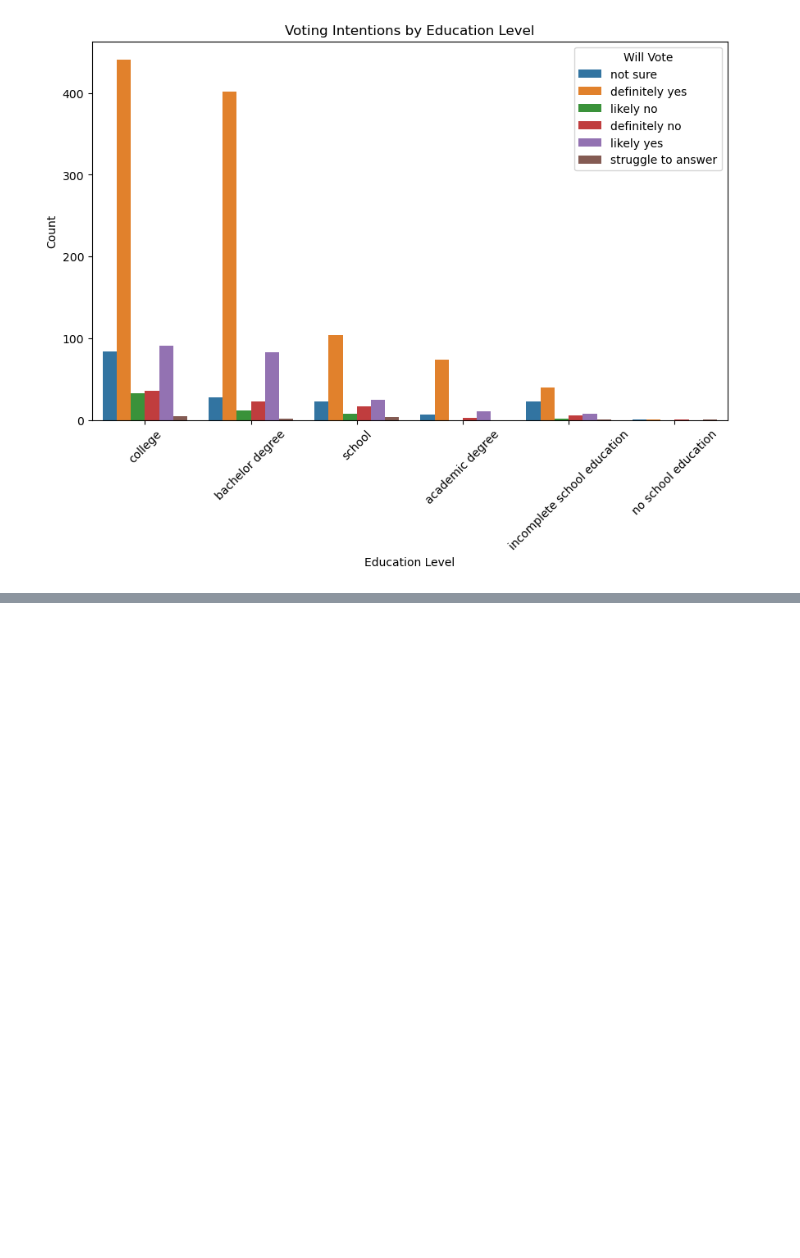
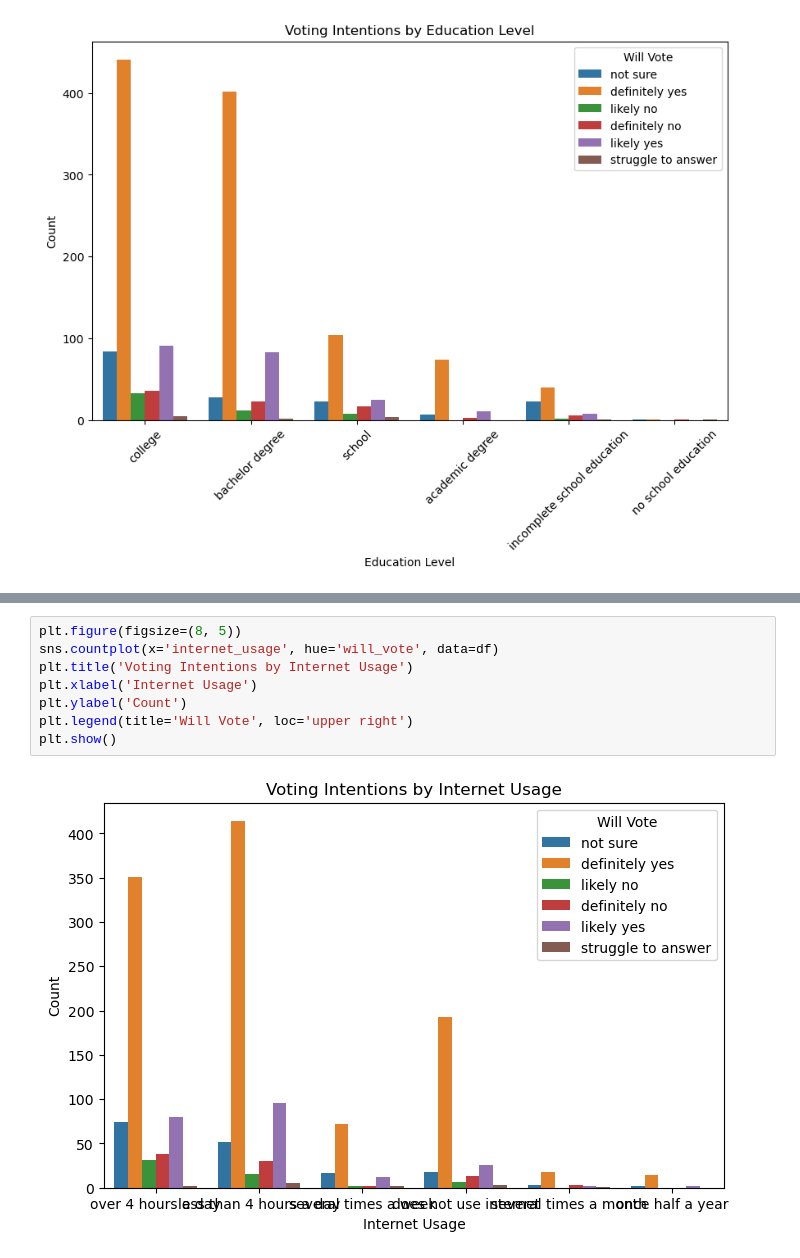
Before and after one commit to ArpitPy/ml-practicals, a Jupyter notebook: q3/election_poll_eda.ipynb, the cells around one changed output, grey strips where cells are left out. Saved outputs shown, nothing was run; the diff lists cells and outputs as text; blank space fills up the shorter version.

```diff
--- a/q3/election_poll_eda.ipynb
+++ b/q3/election_poll_eda.ipynb
@@ -126,0 +137,10 @@ plt.show()
+# %%
+plt.figure(figsize=(8, 5))
+sns.countplot(x='internet_usage', hue='will_vote', data=df)
+plt.title('Voting Intentions by Internet Usage')
+plt.xlabel('Internet Usage')
+plt.ylabel('Count')
+plt.legend(title='Will Vote', loc='upper right')
+plt.show()
+# %% [output]
+[figure, added]
```
Also changed, not shown: parts of 3 cells of this notebook, 1 other file.
